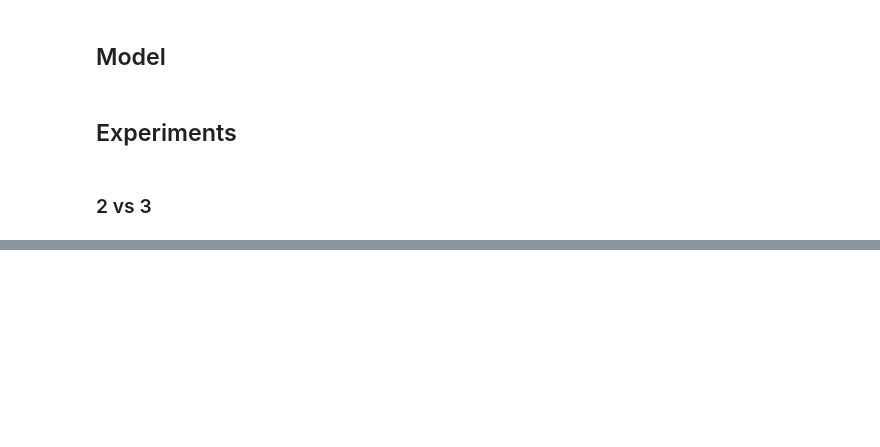
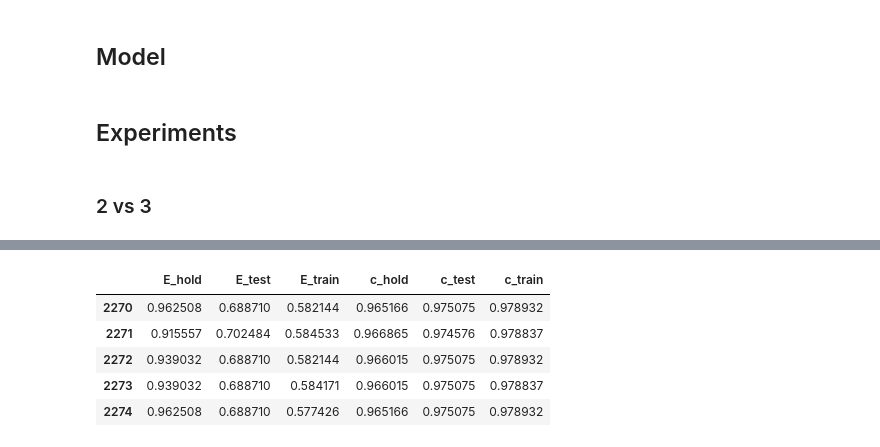
Before and after one commit to qobilidop/CSE-253-PA, a Jupyter notebook: 1/logistic.ipynb, the cells around one changed output, grey strips where cells are left out. Drawn from its saved outputs; the diff is of its cells as text; code cells hidden in the pictures; blank space fills up the shorter version.

```diff
--- a/1/logistic.ipynb
+++ b/1/logistic.ipynb
@@ -96,0 +108,9 @@ plt.savefig('figs/logistic_23_c_zoom.pdf')
+# %%
+results.record.tail()
+# %% [output]
+|  | E_hold | E_test | E_train | c_hold | c_test | c_train |
+| 2270 | 0.962508 | 0.688710 | 0.582144 | 0.965166 | 0.975075 | 0.978932 |
+| 2271 | 0.915557 | 0.702484 | 0.584533 | 0.966865 | 0.974576 | 0.978837 |
+| 2272 | 0.939032 | 0.688710 | 0.582144 | 0.966015 | 0.975075 | 0.978932 |
+| 2273 | 0.939032 | 0.688710 | 0.584171 | 0.966015 | 0.975075 | 0.978837 |
+| 2274 | 0.962508 | 0.688710 | 0.577426 | 0.965166 | 0.975075 | 0.978932 |
```
Also changed, not shown: parts of 9 cells of this notebook.
